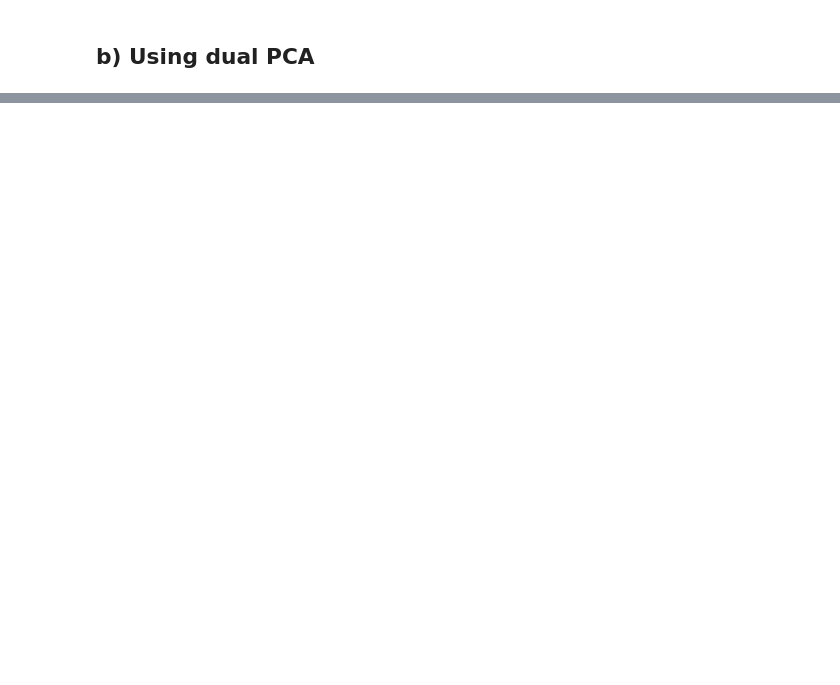
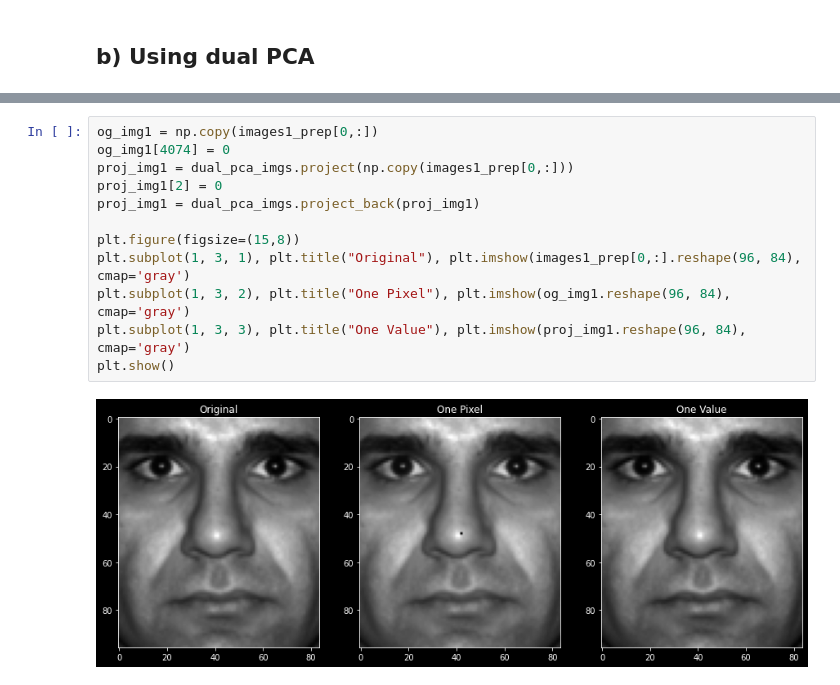
Before and after one commit to gendestry/UZ_Naloga6, a Jupyter notebook: assignment.ipynb, the cells around one changed output, grey strips where cells are left out. Saved outputs shown, nothing was run; the diff lists cells and outputs as text; blank space fills up the shorter version.

```diff
--- a/assignment.ipynb
+++ b/assignment.ipynb
@@ -206,0 +209,14 @@ plt.show()
+# %%
+og_img1 = np.copy(images1_prep[0,:])
+og_img1[4074] = 0
+proj_img1 = dual_pca_imgs.project(np.copy(images1_prep[0,:]))
+proj_img1[2] = 0
+proj_img1 = dual_pca_imgs.project_back(proj_img1)
+
+plt.figure(figsize=(15,8))
+plt.subplot(1, 3, 1), plt.title("Original"), plt.imshow(images1_prep[0,:].reshape(96, 84), cmap='gray')
+plt.subplot(1, 3, 2), plt.title("One Pixel"), plt.imshow(og_img1.reshape(96, 84), cmap='gray')
+plt.subplot(1, 3, 3), plt.title("One Value"), plt.imshow(proj_img1.reshape(96, 84), cmap='gray')
+plt.show()
+# %% [output]
+[figure, added]
```
Also changed, not shown: parts of 12 cells of this notebook.
